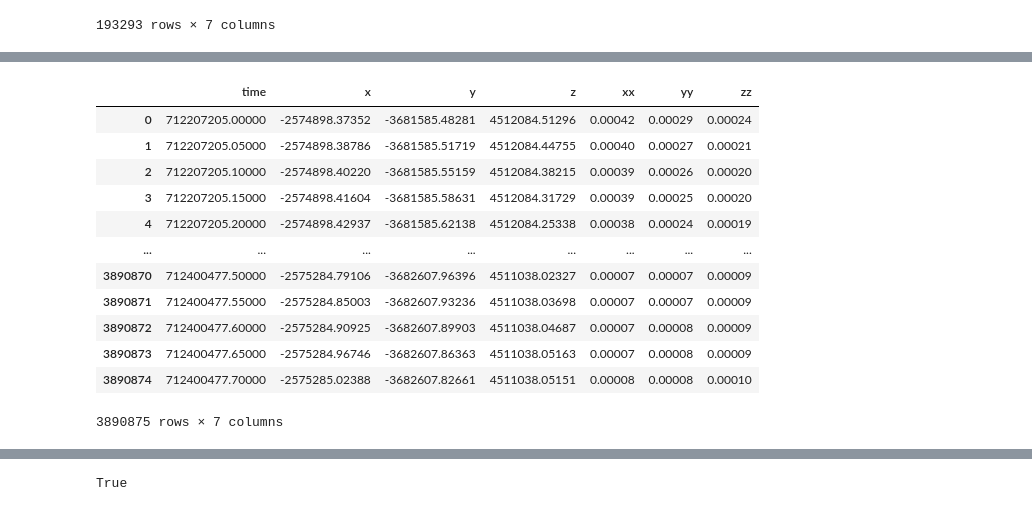
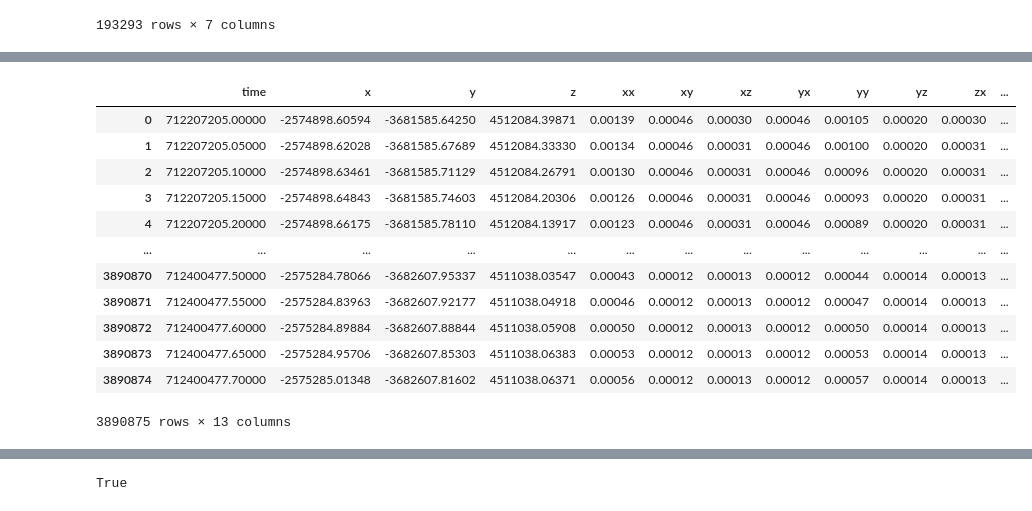
Before and after one commit to seafloor-geodesy/gnatss, a Jupyter notebook: Optimized_Kalman.ipynb, the cells around one changed output, grey strips where cells are left out. Cells and saved outputs as stored; diff of their text form; code cells hidden in the pictures.

Commit message:
* Add gnss_pos_psd, vel_psd, cov_err constants * Display kalman and gold df column differences and std devs

```diff
--- a/Optimized_Kalman.ipynb
+++ b/Optimized_Kalman.ipynb
@@ -102,4 +105,4 @@ gps_novatel_df
 | 193292 | 712400477.00000 | -2575284.31140 | -3682608.27740 | 4511037.88220 | 0.01340 | 0.01370 | 0.01580 |
 193293 rows × 7 columns
 # %%
-kalman_filtered_df, x, P = kalman_filtering(twtt_df, inspvaa_df, insstdeva_df, gps_novatel_df)
+kalman_filtered_df, x, P, K, Pp = kalman_filtering(twtt_df, inspvaa_df, insstdeva_df, gps_novatel_df)
@@ -122,22 +111,22 @@ kalman_filtered_df
 # %%
 kalman_filtered_df = kalman_filtered_df[
-    ['time', 'x', 'y', 'z', 'xx', 'yy', 'zz']
+    ['time', 'x', 'y', 'z', 'xx', 'xy', 'xz', 'yx', 'yy', 'yz', 'zx', 'zy', 'zz']
 ]
 kalman_filtered_df
 # %% [output]
-|  | time | x | y | z | xx | yy | zz |
-| 0 | 712207205.00000 | -2574898.37352 | -3681585.48281 | 4512084.51296 | 0.00042 | 0.00029 | 0.00024 |
-| 1 | 712207205.05000 | -2574898.38786 | -3681585.51719 | 4512084.44755 | 0.00040 | 0.00027 | 0.00021 |
-| 2 | 712207205.10000 | -2574898.40220 | -3681585.55159 | 4512084.38215 | 0.00039 | 0.00026 | 0.00020 |
-| 3 | 712207205.15000 | -2574898.41604 | -3681585.58631 | 4512084.31729 | 0.00039 | 0.00025 | 0.00020 |
-| 4 | 712207205.20000 | -2574898.42937 | -3681585.62138 | 4512084.25338 | 0.00038 | 0.00024 | 0.00019 |
-| ... | ... | ... | ... | ... | ... | ... | ... |
-| 3890870 | 712400477.50000 | -2575284.79106 | -3682607.96396 | 4511038.02327 | 0.00007 | 0.00007 | 0.00009 |
-| 3890871 | 712400477.55000 | -2575284.85003 | -3682607.93236 | 4511038.03698 | 0.00007 | 0.00007 | 0.00009 |
-| 3890872 | 712400477.60000 | -2575284.90925 | -3682607.89903 | 4511038.04687 | 0.00007 | 0.00008 | 0.00009 |
-| 3890873 | 712400477.65000 | -2575284.96746 | -3682607.86363 | 4511038.05163 | 0.00007 | 0.00008 | 0.00009 |
-| 3890874 | 712400477.70000 | -2575285.02388 | -3682607.82661 | 4511038.05151 | 0.00008 | 0.00008 | 0.00010 |
+|  | time | x | y | z | xx | xy | xz | yx | yy | yz | zx | ... |
+| 0 | 712207205.00000 | -2574898.60594 | -3681585.64250 | 4512084.39871 | 0.00139 | 0.00046 | 0.00030 | 0.00046 | 0.00105 | 0.00020 | 0.00030 | ... |
+| 1 | 712207205.05000 | -2574898.62028 | -3681585.67689 | 4512084.33330 | 0.00134 | 0.00046 | 0.00031 | 0.00046 | 0.00100 | 0.00020 | 0.00031 | ... |
+| 2 | 712207205.10000 | -2574898.63461 | -3681585.71129 | 4512084.26791 | 0.00130 | 0.00046 | 0.00031 | 0.00046 | 0.00096 | 0.00020 | 0.00031 | ... |
+| 3 | 712207205.15000 | -2574898.64843 | -3681585.74603 | 4512084.20306 | 0.00126 | 0.00046 | 0.00031 | 0.00046 | 0.00093 | 0.00020 | 0.00031 | ... |
+| 4 | 712207205.20000 | -2574898.66175 | -3681585.78110 | 4512084.13917 | 0.00123 | 0.00046 | 0.00031 | 0.00046 | 0.00089 | 0.00020 | 0.00031 | ... |
+| ... | ... | ... | ... | ... | ... | ... | ... | ... | ... | ... | ... | ... |
+| 3890870 | 712400477.50000 | -2575284.78066 | -3682607.95337 | 4511038.03547 | 0.00043 | 0.00012 | 0.00013 | 0.00012 | 0.00044 | 0.00014 | 0.00013 | ... |
+| 3890871 | 712400477.55000 | -2575284.83963 | -3682607.92177 | 4511038.04918 | 0.00046 | 0.00012 | 0.00013 | 0.00012 | 0.00047 | 0.00014 | 0.00013 | ... |
+| 3890872 | 712400477.60000 | -2575284.89884 | -3682607.88844 | 4511038.05908 | 0.00050 | 0.00012 | 0.00013 | 0.00012 | 0.00050 | 0.00014 | 0.00013 | ... |
+| 3890873 | 712400477.65000 | -2575284.95706 | -3682607.85303 | 4511038.06383 | 0.00053 | 0.00012 | 0.00013 | 0.00012 | 0.00053 | 0.00014 | 0.00013 | ... |
+| 3890874 | 712400477.70000 | -2575285.01348 | -3682607.81602 | 4511038.06371 | 0.00056 | 0.00012 | 0.00013 | 0.00012 | 0.00057 | 0.00014 | 0.00013 | ... |
-3890875 rows × 7 columns
+3890875 rows × 13 columns
 # %%
 gps_pos_freed_trans = load_gps_solutions(
     files = [
```
Also changed, not shown: parts of 22 cells of this notebook, 3 other files.
